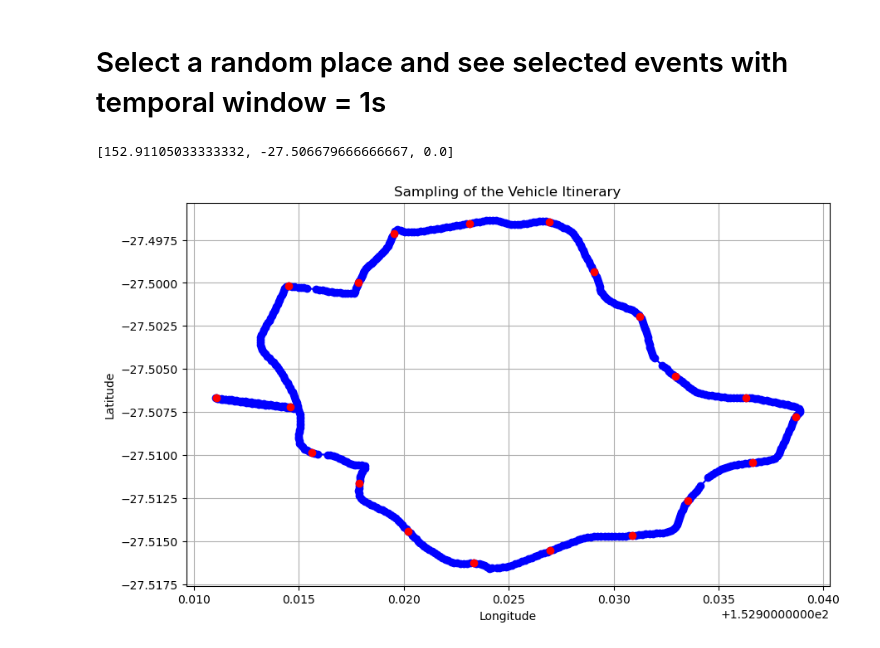
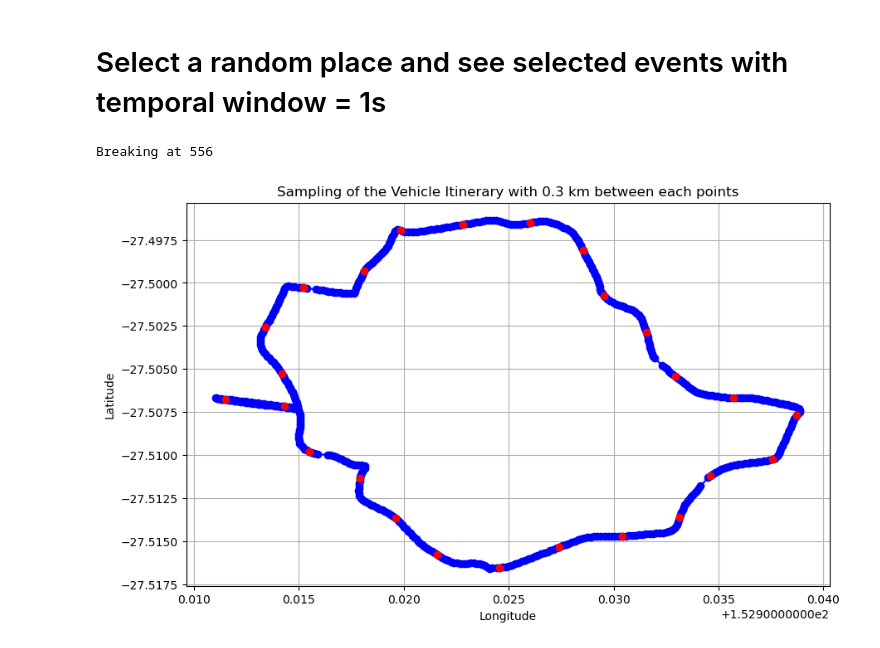
Before and after one commit to GeoffroyK/EventVPR, a Jupyter notebook: brisbane_map_plots.ipynb, the cells around one changed output. Drawn from its saved outputs; the diff is of its cells as text; code cells hidden in the pictures.

Commit message:
sample points from distance using haversine function

```diff
--- a/brisbane_map_plots.ipynb
+++ b/brisbane_map_plots.ipynb
@@ -74,29 +128,33 @@ for coordinate in coordinates:
 # %%
 import random
+SAMPLING_DISTANCE = 0.3
 selectedPoint = random.randint(0, len(longitudes) - 1)
 selectedPoint = 0
-
 
 plt.figure(figsize=(10, 6))
 longitudes = coordinates[0].T[1]
 latitudes = coordinates[0].T[0]
 timestamp = coordinates[0].T[2]
 
 plt.plot(longitudes, latitudes, marker='o', linestyle='-', color='b')
 
-for t in range(len(timestamp)):
-    if t % 25 == 0 and t < 500: # Don't take into account last points as they are in  the same place, the array is about 550 items
-        selectedPoint = int(t)
-        plt.plot(longitudes[selectedPoint], latitudes[selectedPoint], marker='o', color='r')
-plt.title('Sampling of the Vehicle Itinerary')
+
+sampledPoints = sampleItineraryFromDistance(latitudes, longitudes, SAMPLING_DISTANCE)
+sampledPoints = sampledPoints[:-1] # Remove last point to avoid redundancy
+
+for point in sampledPoints:
+    plt.plot(longitudes[point], latitudes[point], marker='o', color='r')
+
+
+
+plt.title(f'Sampling of the Vehicle Itinerary with {SAMPLING_DISTANCE} km between each points')
 plt.xlabel('Longitude')
 plt.ylabel('Latitude')
 plt.grid(True)
-
-print([longitudes[0], latitudes[0], timestamp[0]])
+plt.show()
 # %% [output]
-[152.91105033333332, -27.506679666666667, 0.0]
+Breaking at 556
-[figure, old version]
+[figure, new version]
 # %%
 video_beginning = {
     'sunset1': 1587452582.35,
```
Also changed, not shown: parts of 3 cells of this notebook.
